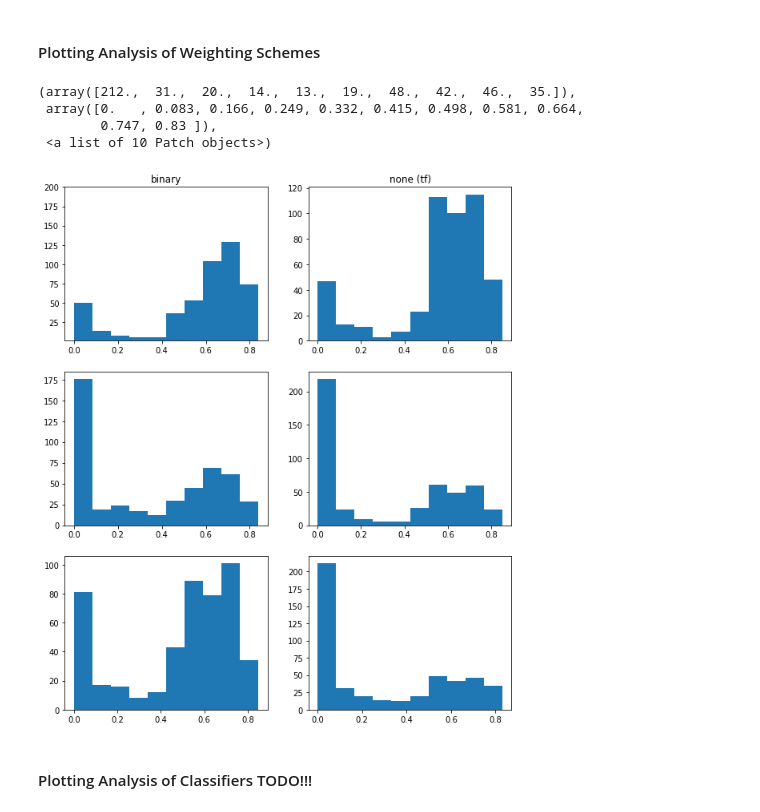
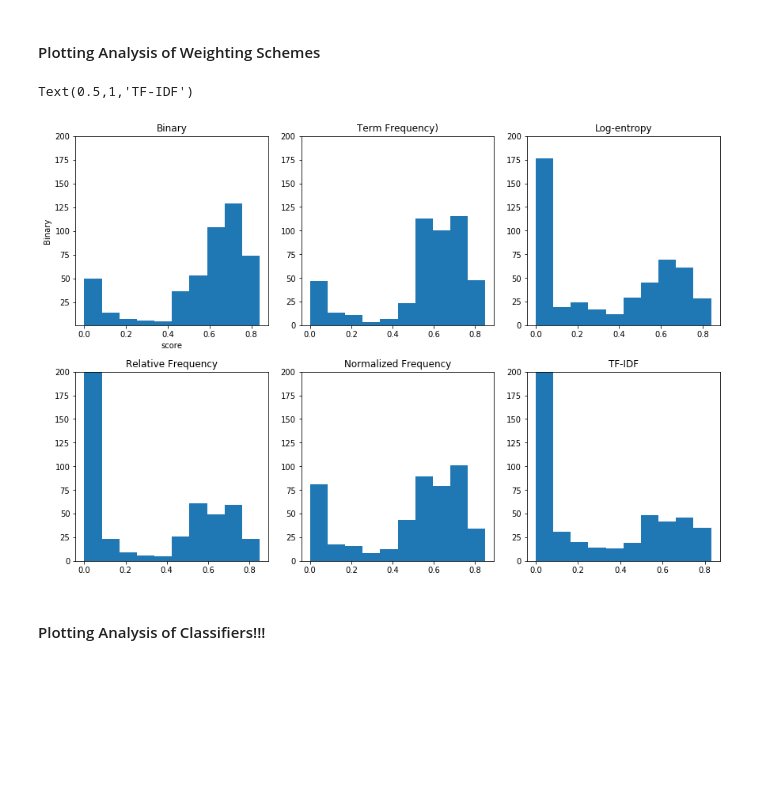
Before and after one commit to MaazAmjad/Urdu_Fake_News, a Jupyter notebook: ResultAnalysis.ipynb, the cells around one changed output. Cells and saved outputs as stored; diff of their text form; code cells hidden in the pictures; blank space fills up the shorter version.

Commit message:
deep analysis

```diff
--- a/ResultAnalysis.ipynb
+++ b/ResultAnalysis.ipynb
@@ -617,21 +638,36 @@ Name: weight scheme, dtype: int64
 # %% [markdown]
 #### Plotting Analysis of Weighting Schemes
 # %%
-figure, ax = plt.subplots(ncols=2, nrows=3, figsize=(10, 12))
+from matplotlib import pyplot as plt
+figure, ax = plt.subplots(ncols=3, nrows=2, figsize=(12, 8), constrained_layout=True)
 
 ax[0][0].hist(results[results['weight scheme'] == 'binary']['f1_fake'])
-ax[0][0].set_title('binary'), ax[0][0].set_ylim(1, 200)
+ax[0][0].set_title('Binary'), ax[0][0].set_ylim(1, 200)
+ax[0][0].set_ylabel('Binary')
+ax[0][0].set_xlabel('score')
+
 ax[0][1].hist(results[results['weight scheme'] == 'none (tf)']['f1_fake'])
-ax[0][1].set_title('none (tf)')
-ax[1][0].hist(results[results['weight scheme'] == 'logent']['f1_fake'])
-ax[1][1].hist(results[results['weight scheme'] == 'relat']['f1_fake'])
-ax[2][0].hist(results[results['weight scheme'] == 'norm']['f1_fake'])
-ax[2][1].hist(results[results['weight scheme'] == 'tfidf']['f1_fake'])
+ax[0][1].set_ybound(lower=0, upper=200)
+ax[0][1].set_title('Term Frequency)')
+
+ax[0][2].hist(results[results['weight scheme'] == 'logent']['f1_fake'])
+ax[0][2].set_ybound(lower=0, upper=200)
+ax[0][2].set_title('Log-entropy')
+
+ax[1][0].hist(results[results['weight scheme'] == 'relat']['f1_fake'])
+ax[1][0].set_ybound(lower=0, upper=200)
+ax[1][0].set_title('Relative Frequency')
+
+
+ax[1][1].hist(results[results['weight scheme'] == 'norm']['f1_fake'])
+ax[1][1].set_ybound(lower=0, upper=200)
+ax[1][1].set_title('Normalized Frequency')
+
+ax[1][2].hist(results[results['weight scheme'] == 'tfidf']['f1_fake'])
+ax[1][2].set_ybound(lower=0, upper=200)
+ax[1][2].set_title('TF-IDF')
 # %% [output]
-(array([212.,  31.,  20.,  14.,  13.,  19.,  48.,  42.,  46.,  35.]),
- array([0.   , 0.083, 0.166, 0.249, 0.332, 0.415, 0.498, 0.581, 0.664,
-        0.747, 0.83 ]),
- <a list of 10 Patch objects>)
+Text(0.5,1,'TF-IDF')
-[figure, old version]
+[figure, new version]
 # %% [markdown]
-#### Plotting Analysis of Classifiers TODO!!!
+#### Plotting Analysis of Classifiers!!!
```
Also changed, not shown: parts of 10 cells of this notebook.
